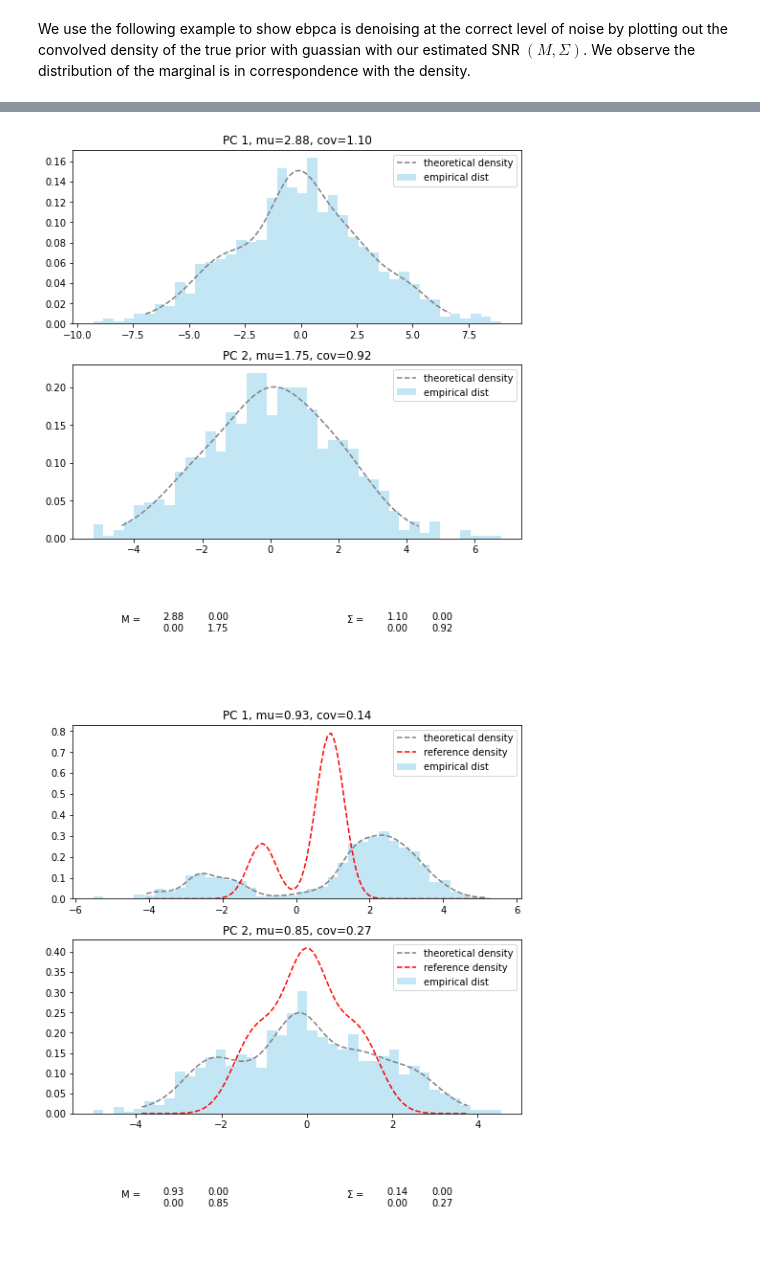
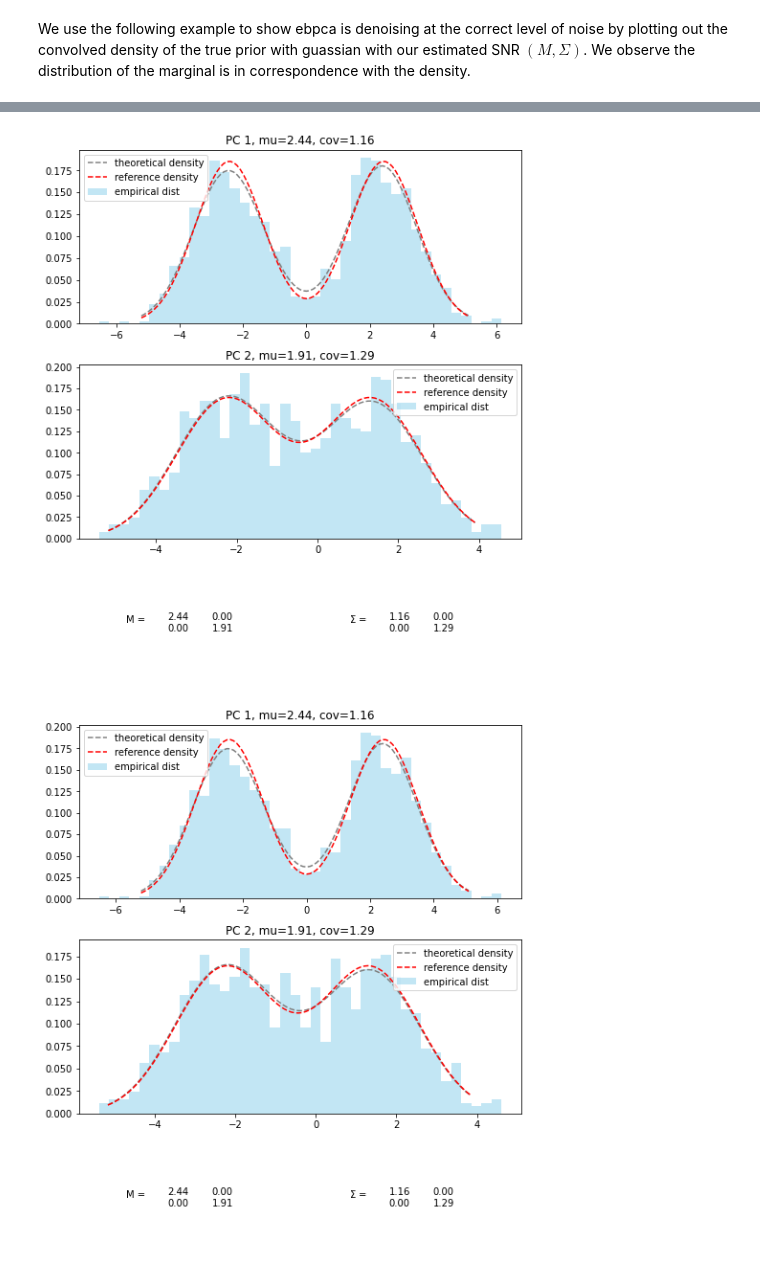
Before and after one commit to TraceyZhong/EBPCA, a Jupyter notebook: tutorial.ipynb, the cells around one changed output, grey strips where cells are left out. Saved outputs shown, nothing was run; the diff lists cells and outputs as text; code cells hidden in the pictures.

Commit message:
fixed bug in the flipping sign of u

```diff
--- a/tutorial.ipynb
+++ b/tutorial.ipynb
@@ -21,14 +21,7 @@ Qu, _ = np.linalg.qr(U)
 Ustar = np.repeat(Qu, int(n/4), axis = 0)
 Vstar = np.random.multivariate_normal(mean = np.array([0,0,0]), cov = np.array([[1,0,0],[0,1,0],[0,0,1]]), size = int(p))
 Ustar = normalize_pc(Ustar); Vstar = normalize_pc(Vstar)
-signals = [2, 1.8, 0.2]
-
-Qu = np.array([[1,1],[1,-1],[-1,0],[1,0]])
-Ustar = np.repeat(Qu, int(n/4), axis = 0)
-Vstar = np.random.multivariate_normal(mean = np.array([0,0]), cov = np.array([[1,0],[0,1]]), size = int(p))
-# Vstar = Ustar[:p,:]
-Ustar = normalize_pc(Ustar); Vstar = normalize_pc(Vstar)
-signals = [2.5, 1.8]
+signals = [2.3, 1.8, 0.2]
 
 # noise part
 tau = 0.9
@@ -81,18 +103,18 @@ Users should set the number of amp iterations to run. AMP converges with in seve
 # %% [markdown]
 We use the following example to show ebpca is denoising at the correct level of noise by plotting out the convolved density of the true prior with guassian with our estimated SNR $(M,\Sigma)$. We observe the distribution of the marginal is in correspondence with the density.
 # %%
-# Ustar is identified up to a flip sign. Thus we may redirect the U's
+# Ustar is identified up to a flip sign. Thus we may redirect them
 from tutorial import redirect_pc
-pcapack_new = pcapack._replace(U = redirect_pc(pcapack.U, Ustar[:,:rank]) )
 
-truePriorLoc = normalize_pc(Qu[:,:rank])
+Ustar = redirect_pc(Ustar[:,:rank], pcapack.U)
+
+truePriorLoc = Ustar
 truePriorWeight = np.full((len(truePriorLoc),), 1/len(truePriorLoc))
 
 from ebpca.empbayes import NonparEBChecker
 from ebpca.amp import ebamp_gaussian_active as ebamp_gaussian
 from ebpca.empbayes import NonparEBActive as NonparEB
 
-udenoiser = NonparEBChecker(truePriorLoc, truePriorWeight , optimizer = "Mosek", to_show = True)
-vdenoiser = NonparEB(optimizer = "Mosek", to_show = False)
-U, _ = ebamp_gaussian(pcapack_new, iters=3, udenoiser=udenoiser, vdenoiser=vdenoiser, figprefix="tut", mutev = False)
+udenoiser = NonparEBChecker(truePriorLoc, truePriorWeight, optimizer ="Mosek", to_show = True)
+U, _ = ebamp_gaussian(pcapack, iters=3, udenoiser=udenoiser, figprefix="tut", mutev = True)
 # %% [output]
@@ -100,2 +122,2 @@ U, _ = ebamp_gaussian(pcapack_new, iters=3, udenoiser=udenoiser, vdenoiser=vdeno
-[figure, old version]
+[figure, new version]
-[figure, old version]
+[figure, new version]
```
Also changed, not shown: parts of 7 cells of this notebook, 5 other files.
